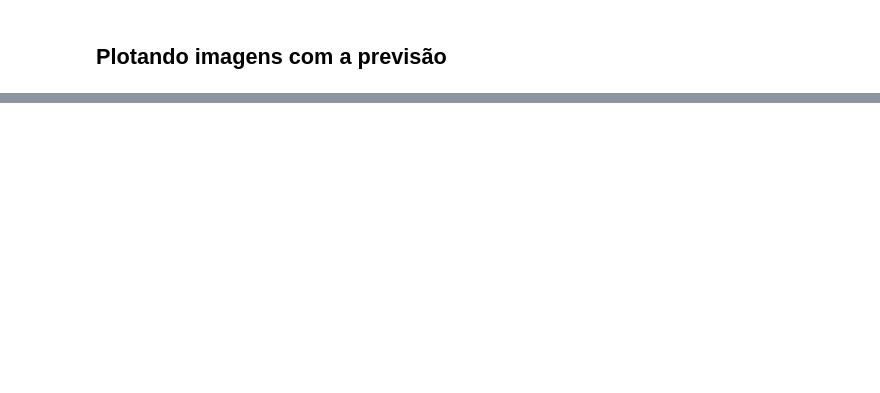
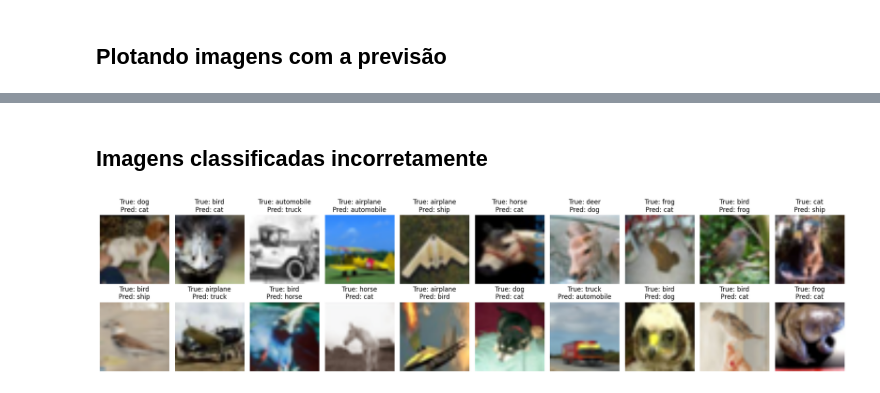
Before and after one commit to ryan-marcato/Classification-CIFAR10-with-vgg16, a Jupyter notebook: vgg16_in_CIFAR10.ipynb, the cells around one changed output, grey strips where cells are left out. Saved outputs shown, nothing was run; the diff lists cells and outputs as text; code cells hidden in the pictures; blank space fills up the shorter version.

```diff
--- a/vgg16_in_CIFAR10.ipynb
+++ b/vgg16_in_CIFAR10.ipynb
@@ -242,0 +283,2 @@ plot_predictions(model, test_loader, device)
+# %% [markdown]
+## Imagens classificadas incorretamente
@@ -242,0 +333,4 @@ plot_predictions(model, test_loader, device)
+# %%
+plot_misclassified_images(model, test_loader, device, classes)
+# %% [output]
+[figure, added]
```
Also changed, not shown: parts of 9 cells of this notebook.
